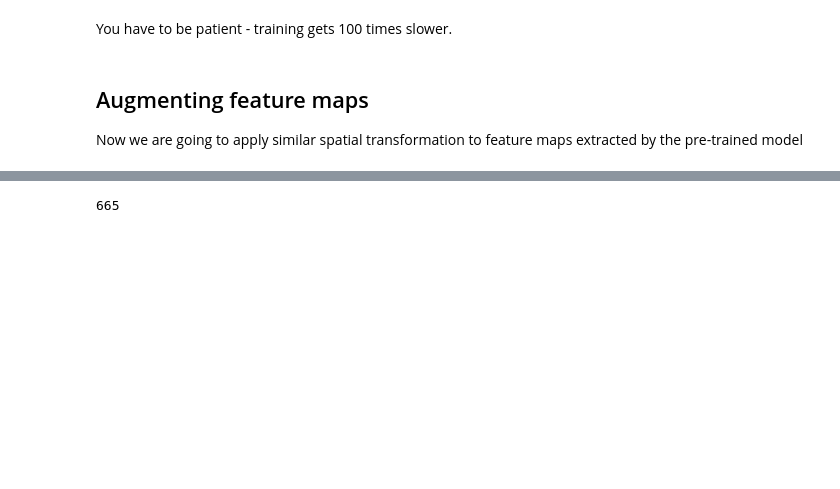
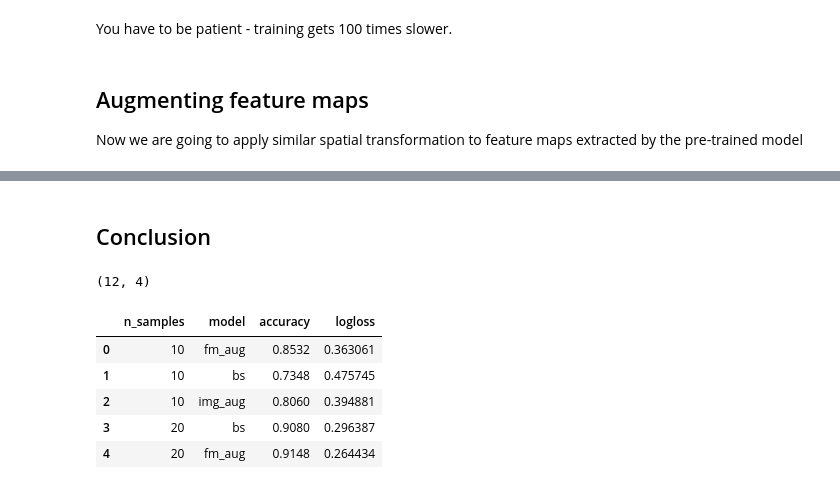
Before and after one commit to anmiko/fm-aug, a Jupyter notebook: src/Augmenting Feature Maps D&C.ipynb, the cells around one changed output, grey strips where cells are left out. Saved outputs shown, nothing was run; the diff lists cells and outputs as text; code cells hidden in the pictures; blank space fills up the shorter version.

```diff
--- a/src/Augmenting Feature Maps D&C.ipynb
+++ b/src/Augmenting Feature Maps D&C.ipynb
@@ -532,6 +469,7 @@ Epoch 20/20
 # %%
-model.optimizer.lr = 1e-5
+%%time
+model.optimizer.lr = 1e-6
 history = model.fit_generator(train_gen,
-                    samples_per_epoch=len(X2_train), nb_epoch = 10, verbose = 2,
+                    samples_per_epoch=len(X2_train), nb_epoch = 20, verbose = 2,
                     validation_data=(X2_val, y_val))
 # %% [output]
@@ -864,5 +551,14 @@ del X_test
-# %%
-import gc
-gc.collect()
-# %% [output]
-665
+# %% [markdown]
+## Conclusion
+# %%
+df = pd.DataFrame(res_lst, columns=['n_samples','model','accuracy','logloss'])
+df.shape
+df.head()
+# %% [output]
+(12, 4)
+|  | n_samples | model | accuracy | logloss |
+| 0 | 10 | fm_aug | 0.8532 | 0.363061 |
+| 1 | 10 | bs | 0.7348 | 0.475745 |
+| 2 | 10 | img_aug | 0.8060 | 0.394881 |
+| 3 | 20 | bs | 0.9080 | 0.296387 |
+| 4 | 20 | fm_aug | 0.9148 | 0.264434 |
```
Also changed, not shown: parts of 95 cells of this notebook, 1 other file.
